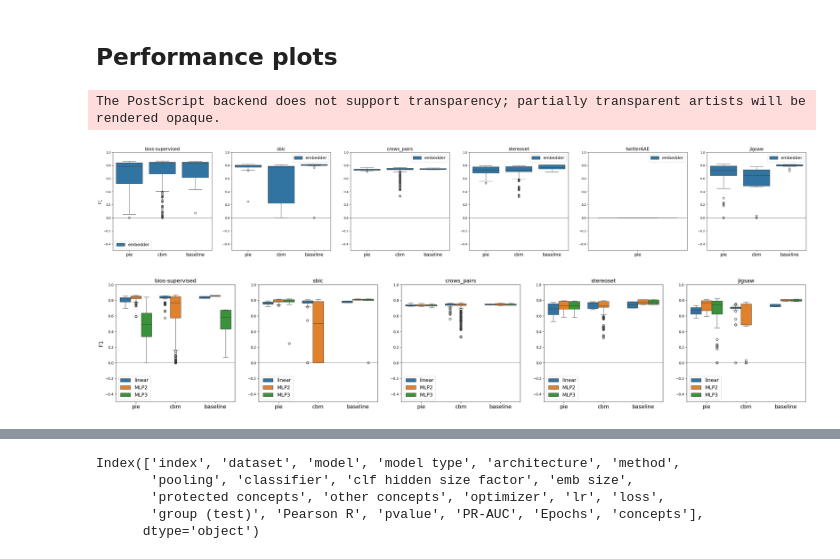
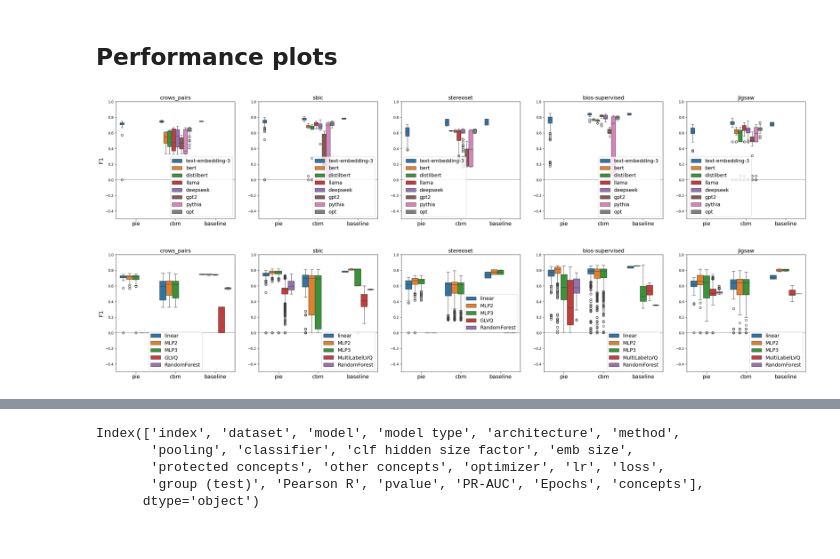
Before and after one commit to HammerLabML/PreSeCoLM, a Jupyter notebook: experiments/pie/performance_eval.ipynb, the cells around one changed output, grey strips where cells are left out. Cells and saved outputs as stored; diff of their text form; code cells hidden in the pictures.

Commit message:
add configs from esann experiments

```diff
--- a/experiments/pie/performance_eval.ipynb
+++ b/experiments/pie/performance_eval.ipynb
@@ -41,14 +31,14 @@ CONFIGS_PIE = ['configs/performance_pie/emb.json']#, 'configs/performance_pie/de
 
 # TODO CAV
 # %%
-CONFIGS_BASE = ['configs/performance_baseline/bert.json', 'configs/performance_baseline/facebook.json', 'configs/performance_baseline/llama.json', 'configs/performance_baseline/pythia.json',
-                'configs/performance_baseline/deepseek.json', 'configs/performance_baseline/google.json', 'configs/performance_baseline/openai.json', 'configs/performance_baseline/xlnet.json']
+CONFIGS_BASE = ['../configs/performance_baseline/bert.json', '../configs/performance_baseline/facebook.json', '../configs/performance_baseline/llama.json', '../configs/performance_baseline/pythia.json',
+                '../configs/performance_baseline/deepseek.json', '../configs/performance_baseline/google.json', '../configs/performance_baseline/openai.json', '../configs/performance_baseline/xlnet.json']
 
-CONFIGS_CBM = ['configs/performance_cbm/bert_xlnet.json', 'configs/performance_cbm/google_facebook.json', 'configs/performance_cbm/llama.json',
-               'configs/performance_cbm/openai_pythia.json', 'configs/performance_cbm/deepseek.json']
+CONFIGS_CBM = ['../configs/performance_cbm/bert_xlnet.json', '../configs/performance_cbm/google_facebook.json', '../configs/performance_cbm/llama.json',
+               '../configs/performance_cbm/openai_pythia.json', '../configs/performance_cbm/deepseek.json']
 
-CONFIGS_PIE = ['configs/performance_pie/bert_xlnet.json', 'configs/performance_pie/google_facebook.json', 'configs/performance_pie/llama.json',
-               'configs/performance_pie/openai_pythia.json', 'configs/performance_pie/deepseek.json']
+CONFIGS_PIE = ['../configs/performance_pie/bert_xlnet.json', '../configs/performance_pie/google_facebook.json', '../configs/performance_pie/llama.json',
+               '../configs/performance_pie/openai_pythia.json', '../configs/performance_pie/deepseek.json']
 
 # TODO CAV
 # %% [markdown]
@@ -58,19 +48,19 @@ def get_merged_config_results(config_files, performance_filename, concept_filena
     print('load %s' % config_files[0])
     with open(config_files[0], 'r') as f:
         config = json.load(f)
-    results = [pd.read_csv('../'+config['results_dir']+performance_filename)]
+    results = [pd.read_csv('../../'+config['results_path'])]
     if concept_filename is not None:
-        results_concept = [pd.read_csv('../'+config['results_dir']+concept_filename)]
+        results_concept = [pd.read_csv('../../'+config['results_path'].replace('.csv', '_concept.csv'))]
 
     for cfg in config_files:
         print('load %s' % cfg)
         with open(cfg, 'r') as f:
             next_config = json.load(f)
-            perf_file = '../'+next_config['results_dir']+performance_filename
+            perf_file = '../../'+next_config['results_path']
             if os.path.isfile(perf_file):
                 results.append(pd.read_csv(perf_file))
             if concept_filename is not None:
-                concept_file = '../'+next_config['results_dir']+concept_filename
+                concept_file = '../../'+next_config['results_path'].replace('.csv', '_concept.csv')
                 if os.path.isfile(concept_file):
                     results_concept.append(pd.read_csv(concept_file))
 
@@ -78,7 +68,7 @@ def get_merged_config_results(config_files, performance_filename, concept_filena
             config['huggingface_models'] += next_config['huggingface_models']
 
             for key in config.keys():
-                if key in ['openai_models', 'huggingface_models', 'results_dir'] or key not in next_config.keys():
+                if key in ['openai_models', 'huggingface_models', 'results_path', 'classifier'] or key not in next_config.keys():
                     continue
                 assert config[key] == next_config[key], key
 
@@ -251,13 +249,12 @@ def multipot(results, subplot_col, xcol, ycol, huecol, title=None, remove_legend
 # %% [markdown]
 ## Performance plots
 # %%
-multipot(res_perf, subplot_col='dataset', xcol='method', ycol='F1', huecol='architecture', remove_legend=False, savefile='plots/performance_arch.eps')
+multipot(res_perf[res_perf['classifier'] == 'linear'], subplot_col='dataset', xcol='method', ycol='F1', huecol='model type', remove_legend=False)#, savefile='plots/performance_arch.eps')
 # %% [output]
-The PostScript backend does not support transparency; partially transparent artists will be rendered opaque.
-[figure, old version]
+[figure, new version]
 # %%
-multipot(res_perf[res_perf['dataset'] != 'twitterAAE'], subplot_col='dataset', xcol='method', ycol='F1', huecol='classifier', remove_legend=False, savefile='plots/performance_clf.png')
+multipot(res_perf, subplot_col='dataset', xcol='method', ycol='F1', huecol='classifier', remove_legend=False)#, savefile='plots/performance_clf.png')
 # %% [output]
-[figure, old version]
+[figure, new version]
 # %%
 multipot(res_perf, subplot_col='dataset', xcol='method', ycol='F1', huecol='model type', remove_legend=False)
```
Also changed, not shown: parts of 16 cells of this notebook, 6 other files.
